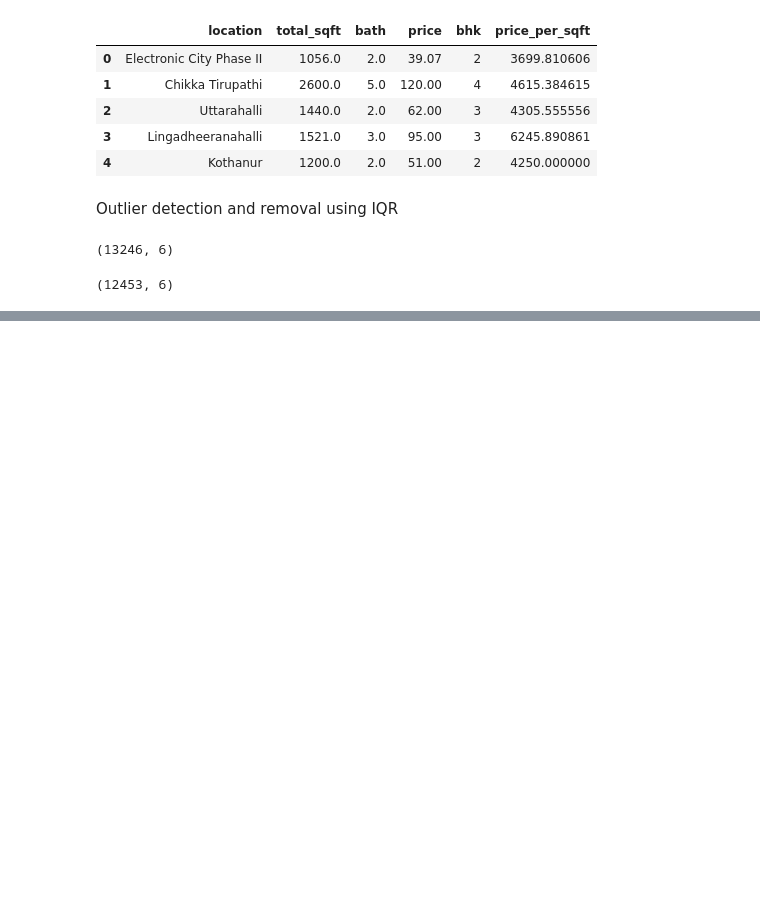
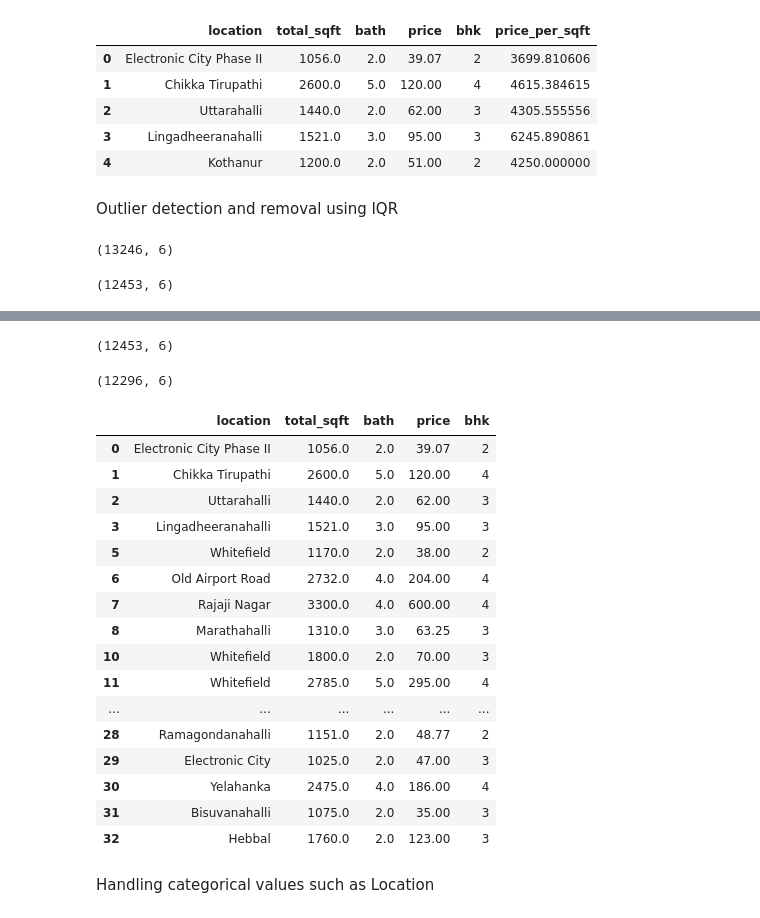
Before and after one commit to dhruv0050/Real-Estate-Price-Prediction, a Jupyter notebook: bengaluru_house_prices_prediction.ipynb, the cells around one changed output, grey strips where cells are left out. Drawn from its saved outputs; the diff is of its cells as text; code cells hidden in the pictures; blank space fills up the shorter version.

```diff
--- a/bengaluru_house_prices_prediction.ipynb
+++ b/bengaluru_house_prices_prediction.ipynb
@@ -241,0 +281,32 @@ df6.shape
+# %%
+df6.shape
+# %% [output]
+(12453, 6)
+# %%
+df7 = df6[df6.bath < df6.bhk + 2]
+df7.shape
+# %% [output]
+(12296, 6)
+# %%
+df8 = df7.drop(['price_per_sqft'], axis='columns')
+df8.head(30)
+# %% [output]
+|  | location | total_sqft | bath | price | bhk |
+| 0 | Electronic City Phase II | 1056.0 | 2.0 | 39.07 | 2 |
+| 1 | Chikka Tirupathi | 2600.0 | 5.0 | 120.00 | 4 |
+| 2 | Uttarahalli | 1440.0 | 2.0 | 62.00 | 3 |
+| 3 | Lingadheeranahalli | 1521.0 | 3.0 | 95.00 | 3 |
+| 5 | Whitefield | 1170.0 | 2.0 | 38.00 | 2 |
+| 6 | Old Airport Road | 2732.0 | 4.0 | 204.00 | 4 |
+| 7 | Rajaji Nagar | 3300.0 | 4.0 | 600.00 | 4 |
+| 8 | Marathahalli | 1310.0 | 3.0 | 63.25 | 3 |
+| 10 | Whitefield | 1800.0 | 2.0 | 70.00 | 3 |
+| 11 | Whitefield | 2785.0 | 5.0 | 295.00 | 4 |
+| ... | ... | ... | ... | ... | ... |
+| 28 | Ramagondanahalli | 1151.0 | 2.0 | 48.77 | 2 |
+| 29 | Electronic City | 1025.0 | 2.0 | 47.00 | 3 |
+| 30 | Yelahanka | 2475.0 | 4.0 | 186.00 | 4 |
+| 31 | Bisuvanahalli | 1075.0 | 2.0 | 35.00 | 3 |
+| 32 | Hebbal | 1760.0 | 2.0 | 123.00 | 3 |
+# %% [markdown]
+Handling categorical values such as Location
```
Also changed, not shown: parts of 7 cells of this notebook.
